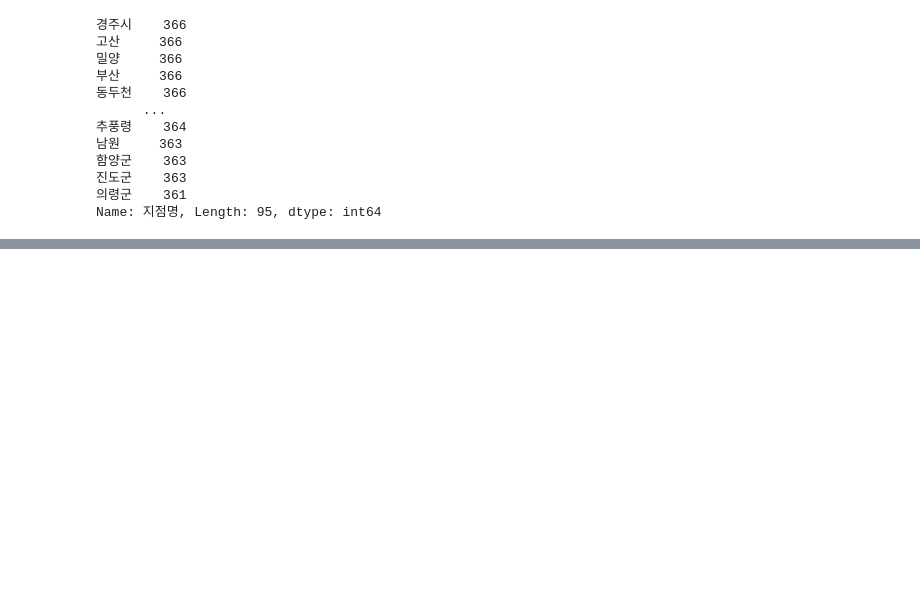
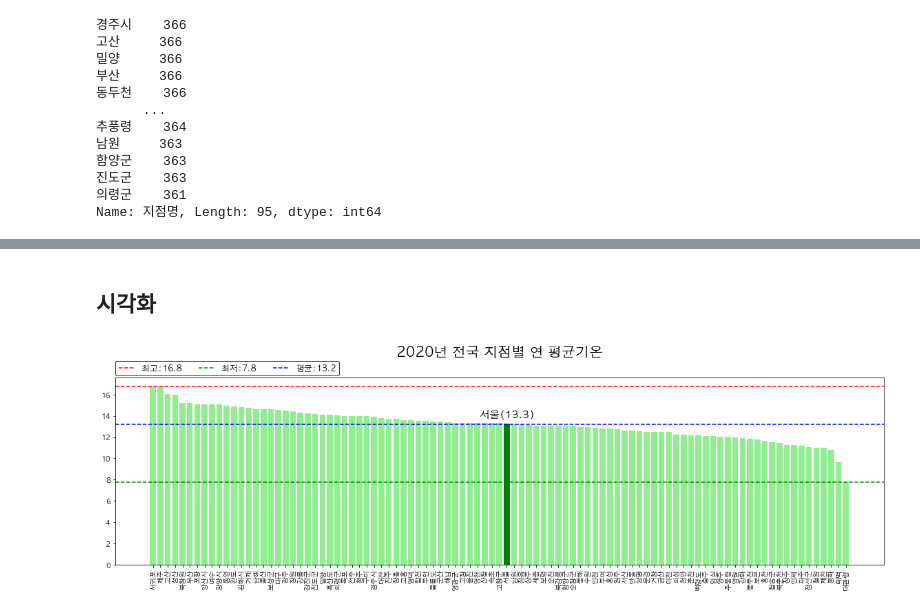
Before and after one commit to limetree-indigo/python-visualization, a Jupyter notebook: 09 전국 지점별 기온 분석/09 전국 지점별 기온 분석.ipynb, the cells around one changed output, grey strips where cells are left out. Saved outputs shown, nothing was run; the diff lists cells and outputs as text; code cells hidden in the pictures; blank space fills up the shorter version.

Commit message:
09-2 지점별 연 평균기온 시각화

```diff
--- a/09 전국 지점별 기온 분석/09 전국 지점별 기온 분석.ipynb
+++ b/09 전국 지점별 기온 분석/09 전국 지점별 기온 분석.ipynb
@@ -224,0 +234,3 @@ Name: 지점명, Length: 95, dtype: int64
+# %%
+df_2020_mean=df_2020.groupby('지점명')['평균기온(°C)'].mean().sort_values(ascending=False)
+df_2020_mean
@@ -224,0 +251,23 @@ Name: 지점명, Length: 95, dtype: int64
+# %% [markdown]
+## 시각화
+# %%
+# 지점별 연 평균기온
+plt.figure(figsize=(20,5))
+plt.bar(df_2020_mean.index, df_2020_mean.values, color='lightgreen')
+plt.xticks(rotation=90)
+
+# 최고, 평균, 최저 라인 표시
+plt.axhline(df_2020_mean.max(), color='r', ls='--', label='최고:'+str(round(df_2020_mean.max(),1)))
+plt.axhline(df_2020_mean.min(), color='g', ls='--', label='최저:'+str(round(df_2020_mean.min(),1)))
+plt.axhline(df_2020_mean.mean(), color='b', ls='--', label='평균:'+str(round(df_2020_mean.mean(),1)))
+plt.legend(loc=(0, 1.01), ncol=3, fontsize=12, edgecolor='k')
+
+# 서울지역표시
+plt.bar('서울', df_2020_mean.loc['서울'], color='g')
+plt.text('서울', df_2020_mean.loc['서울']+0.5, '서울('+str(round(df_2020_mean.loc['서울'],1))+')'
+         , ha='center', fontsize=15)
+plt.title('2020년 전국 지점별 연 평균기온', size=20, pad=30)
+
+plt.show()
+# %% [output]
+[figure, added]
```
Also changed, not shown: parts of 2 cells of this notebook.
